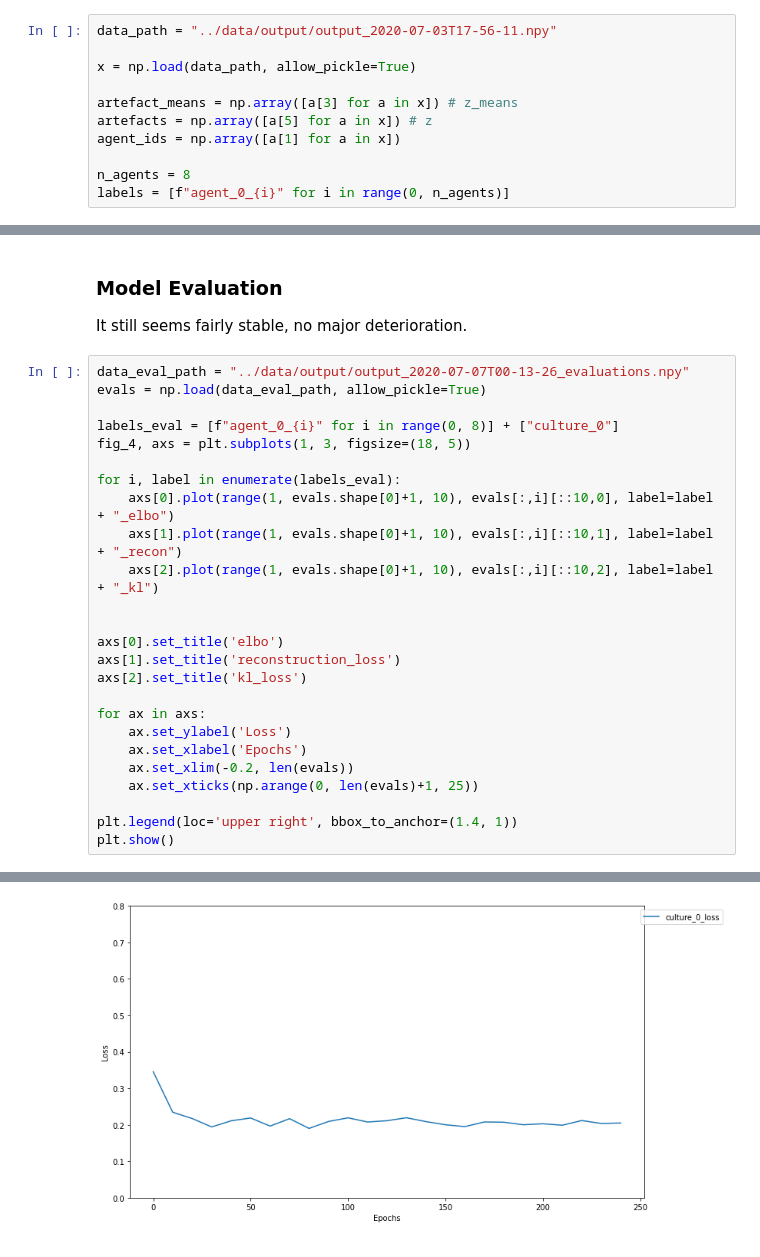
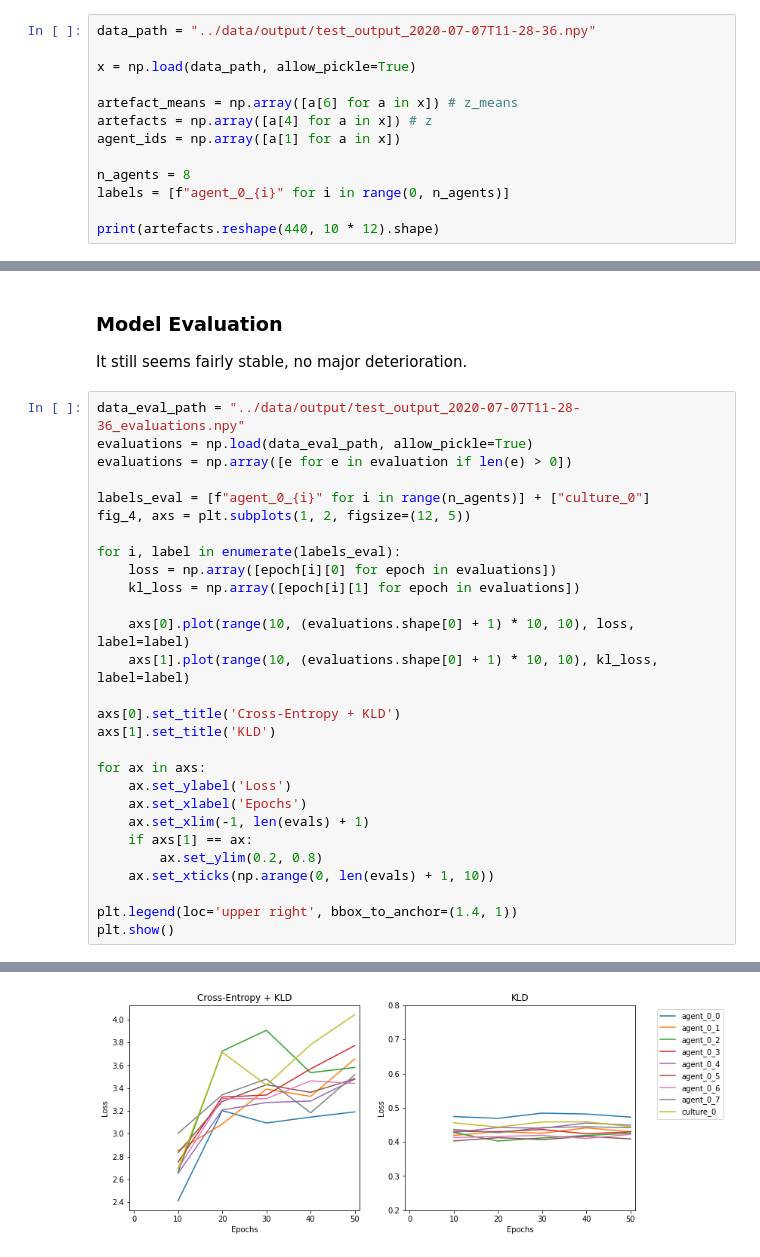
Before and after one commit to maxvstheuniverse/state-of-the-artefact, a Jupyter notebook: logs/2020-07-07_a8_e100_s10_n1.ipynb, the cells around one changed output, grey strips where cells are left out. Drawn from its saved outputs; the diff is of its cells as text.

```diff
--- a/logs/2020-07-07_a8_e100_s10_n1.ipynb
+++ b/logs/2020-07-07_a8_e100_s10_n1.ipynb
@@ -22,11 +23,13 @@ colors = [mcolors.to_hex(c) for c in plt.cm.tab20.colors]
 # %%
-data_path = "../data/output/output_2020-07-03T17-56-11.npy"
+data_path = "../data/output/test_output_2020-07-07T11-28-36.npy"
 
 x = np.load(data_path, allow_pickle=True)
 
-artefact_means = np.array([a[3] for a in x]) # z_means
-artefacts = np.array([a[5] for a in x]) # z
+artefact_means = np.array([a[6] for a in x]) # z_means
+artefacts = np.array([a[4] for a in x]) # z
 agent_ids = np.array([a[1] for a in x])
 
 n_agents = 8
 labels = [f"agent_0_{i}" for i in range(0, n_agents)]
+
+print(artefacts.reshape(440, 10 * 12).shape)
@@ -279,27 +287,30 @@ plt.show()
 
 It still seems fairly stable, no major deterioration.
 # %%
-data_eval_path = "../data/output/output_2020-07-07T00-13-26_evaluations.npy"
-evals = np.load(data_eval_path, allow_pickle=True)
+data_eval_path = "../data/output/test_output_2020-07-07T11-28-36_evaluations.npy"
+evaluations = np.load(data_eval_path, allow_pickle=True)
+evaluations = np.array([e for e in evaluation if len(e) > 0])
 
-labels_eval = [f"agent_0_{i}" for i in range(0, 8)] + ["culture_0"]
-fig_4, axs = plt.subplots(1, 3, figsize=(18, 5))
+labels_eval = [f"agent_0_{i}" for i in range(n_agents)] + ["culture_0"]
+fig_4, axs = plt.subplots(1, 2, figsize=(12, 5))
 
 for i, label in enumerate(labels_eval):
-    axs[0].plot(range(1, evals.shape[0]+1, 10), evals[:,i][::10,0], label=label + "_elbo")
-    axs[1].plot(range(1, evals.shape[0]+1, 10), evals[:,i][::10,1], label=label + "_recon")
-    axs[2].plot(range(1, evals.shape[0]+1, 10), evals[:,i][::10,2], label=label + "_kl")
+    loss = np.array([epoch[i][0] for epoch in evaluations])
+    kl_loss = np.array([epoch[i][1] for epoch in evaluations])
 
+    axs[0].plot(range(10, (evaluations.shape[0] + 1) * 10, 10), loss, label=label)
+    axs[1].plot(range(10, (evaluations.shape[0] + 1) * 10, 10), kl_loss, label=label)
 
-axs[0].set_title('elbo')
-axs[1].set_title('reconstruction_loss')
-axs[2].set_title('kl_loss')
+axs[0].set_title('Cross-Entropy + KLD')
+axs[1].set_title('KLD')
 
 for ax in axs:
     ax.set_ylabel('Loss')
     ax.set_xlabel('Epochs')
-    ax.set_xlim(-0.2, len(evals))
-    ax.set_xticks(np.arange(0, len(evals)+1, 25))
+    ax.set_xlim(-1, len(evals) + 1)
+    if axs[1] == ax:
+        ax.set_ylim(0.2, 0.8)
+    ax.set_xticks(np.arange(0, len(evals) + 1, 10))
 
 plt.legend(loc='upper right', bbox_to_anchor=(1.4, 1))
 plt.show()
@@ -324,2 +318,2 @@ plt.show()
-[figure, old version]
+[figure, new version]
 # %%
```
Also changed, not shown: parts of 14 cells of this notebook, 13 other files.
